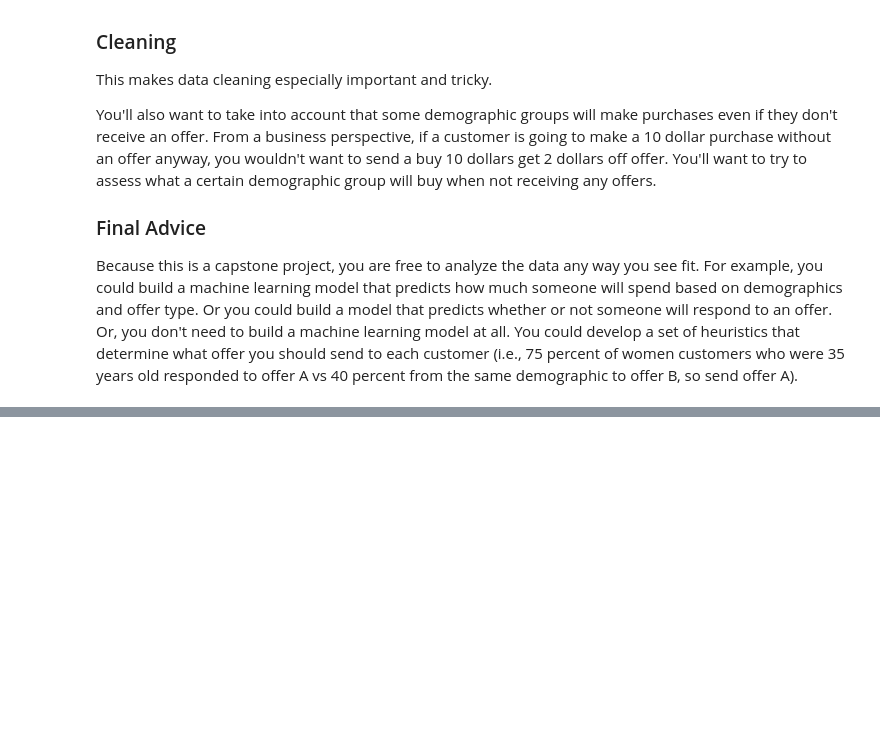
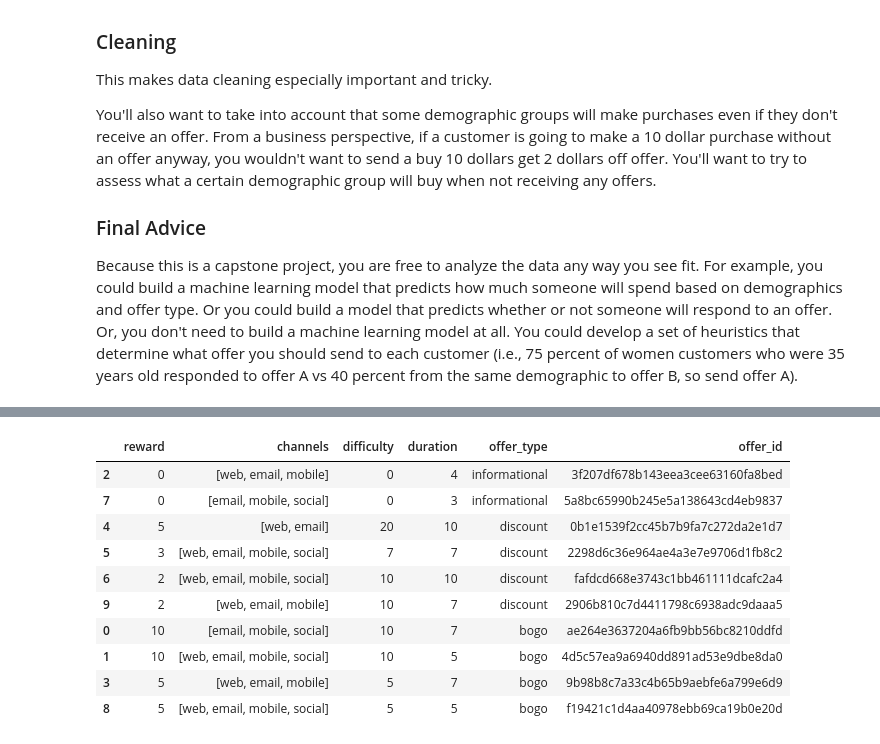
Before and after one commit to matsuch/Capstone-Project-Starbucks, a Jupyter notebook: Starbucks_Capstone_notebook.ipynb, the cells around one changed output, grey strips where cells are left out. Saved outputs shown, nothing was run; the diff lists cells and outputs as text; code cells hidden in the pictures; blank space fills up the shorter version.

```diff
--- a/Starbucks_Capstone_notebook.ipynb
+++ b/Starbucks_Capstone_notebook.ipynb
@@ -84,3 +88,20 @@ import json
 portfolio = pd.read_json('data/portfolio.json', orient='records', lines=True)
 profile = pd.read_json('data/profile.json', orient='records', lines=True)
 transcript = pd.read_json('data/transcript.json', orient='records', lines=True)
+# %%
+#rename columns
+portfolio = portfolio.rename(columns={'id': 'offer_id'})
+#Show df to get an idea of the data
+portfolio.sort_values('offer_type', ascending=False).head(10)
+# %% [output]
+|  | reward | channels | difficulty | duration | offer_type | offer_id |
+| 2 | 0 | [web, email, mobile] | 0 | 4 | informational | 3f207df678b143eea3cee63160fa8bed |
+| 7 | 0 | [email, mobile, social] | 0 | 3 | informational | 5a8bc65990b245e5a138643cd4eb9837 |
+| 4 | 5 | [web, email] | 20 | 10 | discount | 0b1e1539f2cc45b7b9fa7c272da2e1d7 |
+| 5 | 3 | [web, email, mobile, social] | 7 | 7 | discount | 2298d6c36e964ae4a3e7e9706d1fb8c2 |
+| 6 | 2 | [web, email, mobile, social] | 10 | 10 | discount | fafdcd668e3743c1bb461111dcafc2a4 |
+| 9 | 2 | [web, email, mobile] | 10 | 7 | discount | 2906b810c7d4411798c6938adc9daaa5 |
+| 0 | 10 | [email, mobile, social] | 10 | 7 | bogo | ae264e3637204a6fb9bb56bc8210ddfd |
+| 1 | 10 | [web, email, mobile, social] | 10 | 5 | bogo | 4d5c57ea9a6940dd891ad53e9dbe8da0 |
+| 3 | 5 | [web, email, mobile] | 5 | 7 | bogo | 9b98b8c7a33c4b65b9aebfe6a799e6d9 |
+| 8 | 5 | [web, email, mobile, social] | 5 | 5 | bogo | f19421c1d4aa40978ebb69ca19b0e20d |
```
Also changed, not shown: parts of 37 cells of this notebook.
